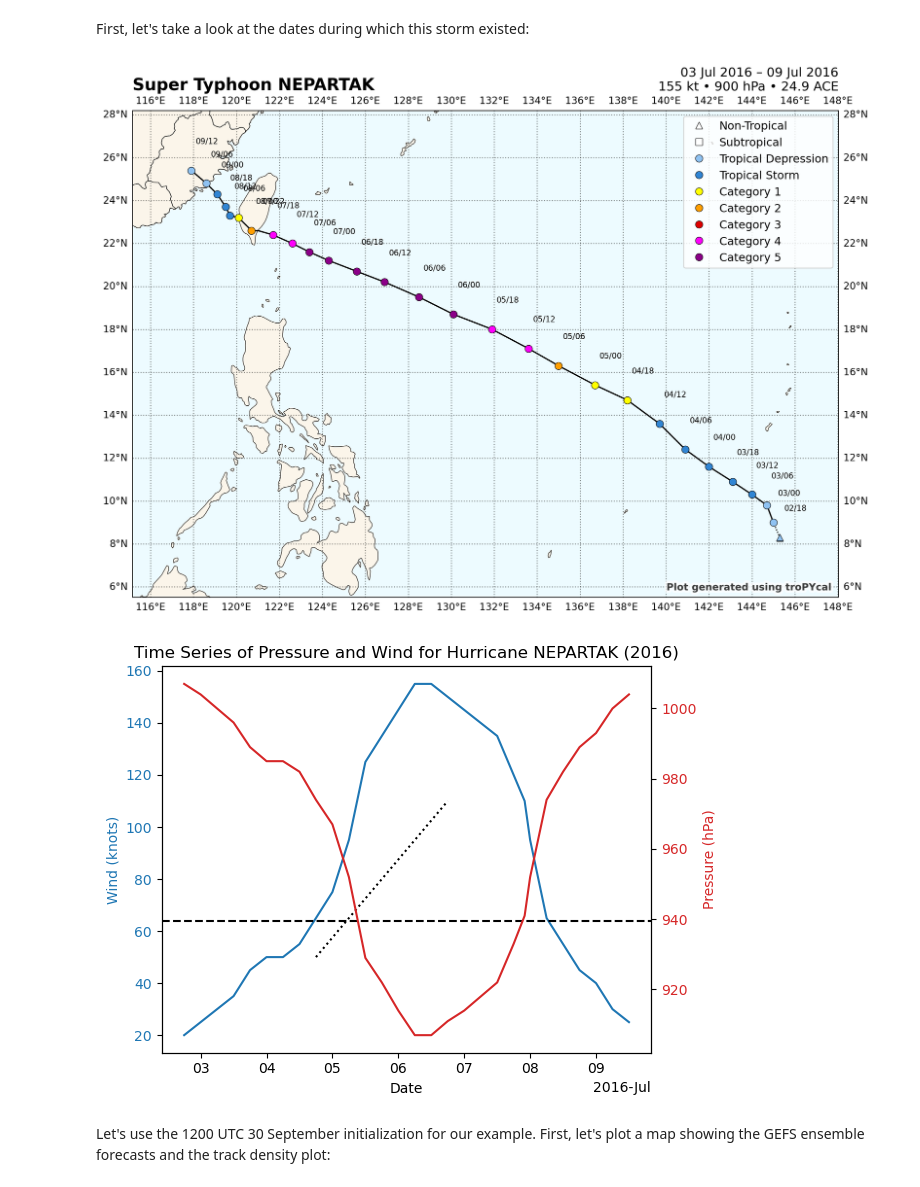
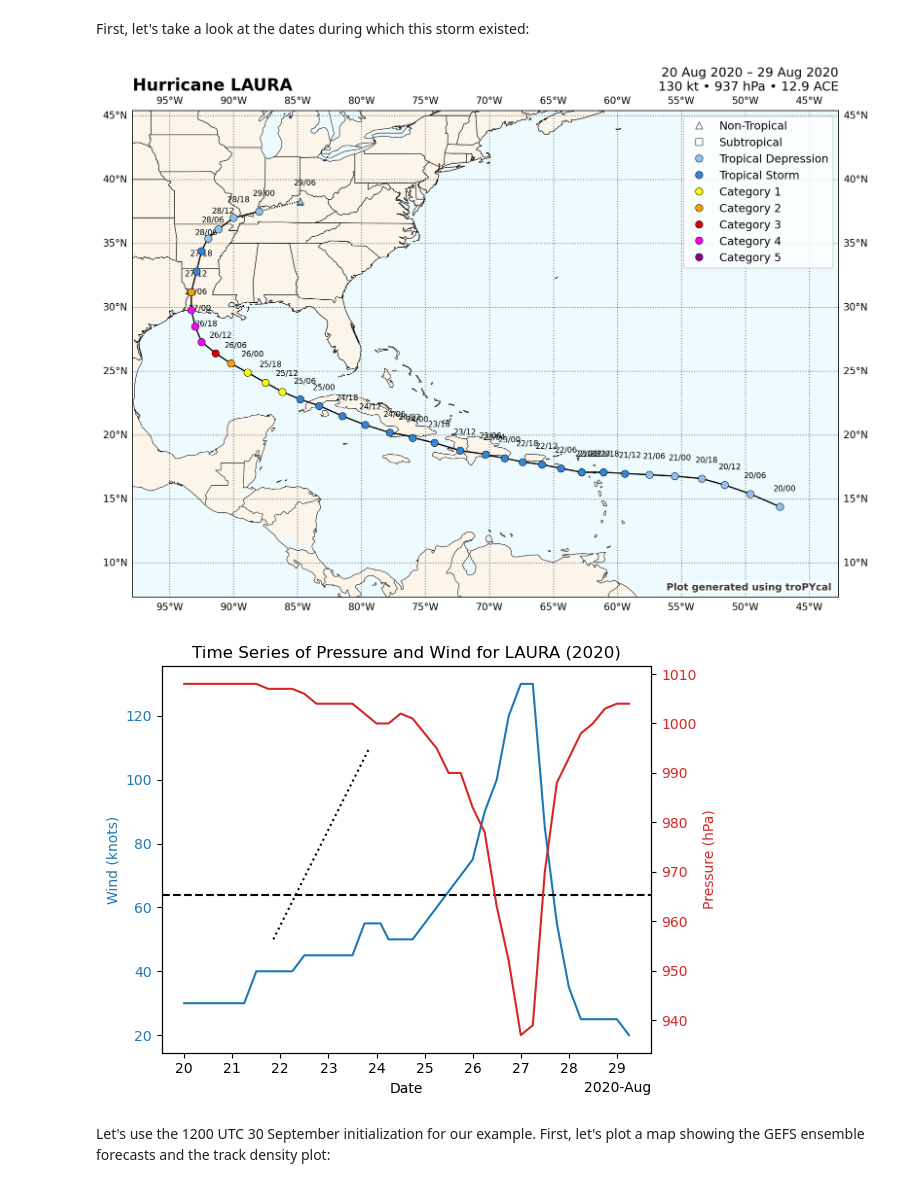
Before and after one commit to jhruppert/tc-crfrad, a Jupyter notebook: analysis/tropycal_storminfo.ipynb, the cells around one changed output. Saved outputs shown, nothing was run; the diff lists cells and outputs as text; code cells hidden in the pictures.

```diff
--- a/analysis/tropycal_storminfo.ipynb
+++ b/analysis/tropycal_storminfo.ipynb
@@ -20,6 +20,6 @@ Two new major functions have been added with this release:
 To examine these, let's look at a storm with notoriously low predictability (Joaquin 2015):
 # %%
 basin = tracks.TrackDataset()
-storm = basin.get_storm(('maria',2017))
+storm = basin.get_storm(('laura',2020))
 # %% [output]
 --> Starting to read in HURDAT2 data
@@ -27,4 +27,4 @@ storm = basin.get_storm(('maria',2017))
 # %%
-basin = tracks.TrackDataset(basin='west_pacific',source='ibtracs')
-# storm = basin.get_storm(('nangka',2015))
-storm = basin.get_storm(('nepartak',2016))
+# basin = tracks.TrackDataset(basin='west_pacific',source='ibtracs')
+# # storm = basin.get_storm(('nangka',2015))
+# storm = basin.get_storm(('nepartak',2016))
@@ -67,7 +44,7 @@ lons = storm['lon']+buffer
 for i, (time, lat, lon) in enumerate(zip(times, lats, lons)):
     ax.text(lon, lat, time.strftime('%d/%H'), fontsize=8, ha='right')
 # %% [output]
-[figure, old version]
+[figure, new version]
 # %%
 # Extract time, pressure, and wind data
 times = storm['time']
@@ -79,50 +56,35 @@ fig, ax1 = plt.subplots()
 
 ax1.xaxis.set_major_locator(mdates.AutoDateLocator())
 ax1.xaxis.set_major_formatter(mdates.ConciseDateFormatter(ax1.xaxis.get_major_locator()))
 
 # Plot wind data
 ax1.set_xlabel('Date')
 ax1.set_ylabel('Wind (knots)', color='tab:blue')
 ax1.plot(times, winds, color='tab:blue', label='Wind')
 ax1.tick_params(axis='y', labelcolor='tab:blue')
 
 # Add horizontal line for Category 1 hurricane
 ax1.axhline(y=64, color='black', linestyle='--', label='Category 5')
 
-# Color scatter points based on Saffir Simpson wind speed category
-# for i in range(len(winds)):
-#     if (winds[i] >= 137): # Category 5
-#         ax1.scatter(times[i], winds[i], color='purple')
-#     elif (winds[i] >= 113) & (winds[i] < 137): # Category 4
-#         ax1.scatter(times[i], winds[i], color='red')
-#     elif (winds[i] >= 96) & (winds[i] < 113): # Category 3
-#         ax1.scatter(times[i], winds[i], color='orange')
-#     elif (winds[i] >= 83) & (winds[i] < 96): # Category 2
-#         ax1.scatter(times[i], winds[i], color='yellow')
-#     elif (winds[i] >= 64) & (winds[i] < 82):
-#         ax1.scatter(times[i], winds[i], color='green')
-#     else:
-#         ax1.scatter(times[i], winds[i], color='blue')
-
 # Plot a line given two end points
 dt = np.array((times[5] - times[4]), dtype='timedelta64[h]')
 x0, y0 = np.datetime64(times[8]), 50
 rapid_int = 30
 x1, y1 = x0+np.timedelta64(2, 'D'), y0 + rapid_int*2
 ax1.plot([x0, x1], [y0, y1], color='black', linestyle=':', label='RI')
 
 # Create a second y-axis to plot pressure data
 ax2 = ax1.twinx()
 ax2.set_ylabel('Pressure (hPa)', color='tab:red')
 ax2.plot(times, pressures, color='tab:red', label='Pressure')
 ax2.tick_params(axis='y', labelcolor='tab:red')
 
 # Add a title and show the plot
-plt.title('Time Series of Pressure and Wind for Hurricane '+storm['name']+' ('+str(storm['year'])+')')
+plt.title('Time Series of Pressure and Wind for '+storm['name']+' ('+str(storm['year'])+')')
 fig.tight_layout()
 plt.show()
 # %% [output]
-[figure, old version]
+[figure, new version]
 # %% [markdown]
 Let's use the 1200 UTC 30 September initialization for our example. First, let's plot a map showing the GEFS ensemble forecasts and the track density plot:
 # %%
```
Also changed, not shown: parts of 6 cells of this notebook, 11 other files.
